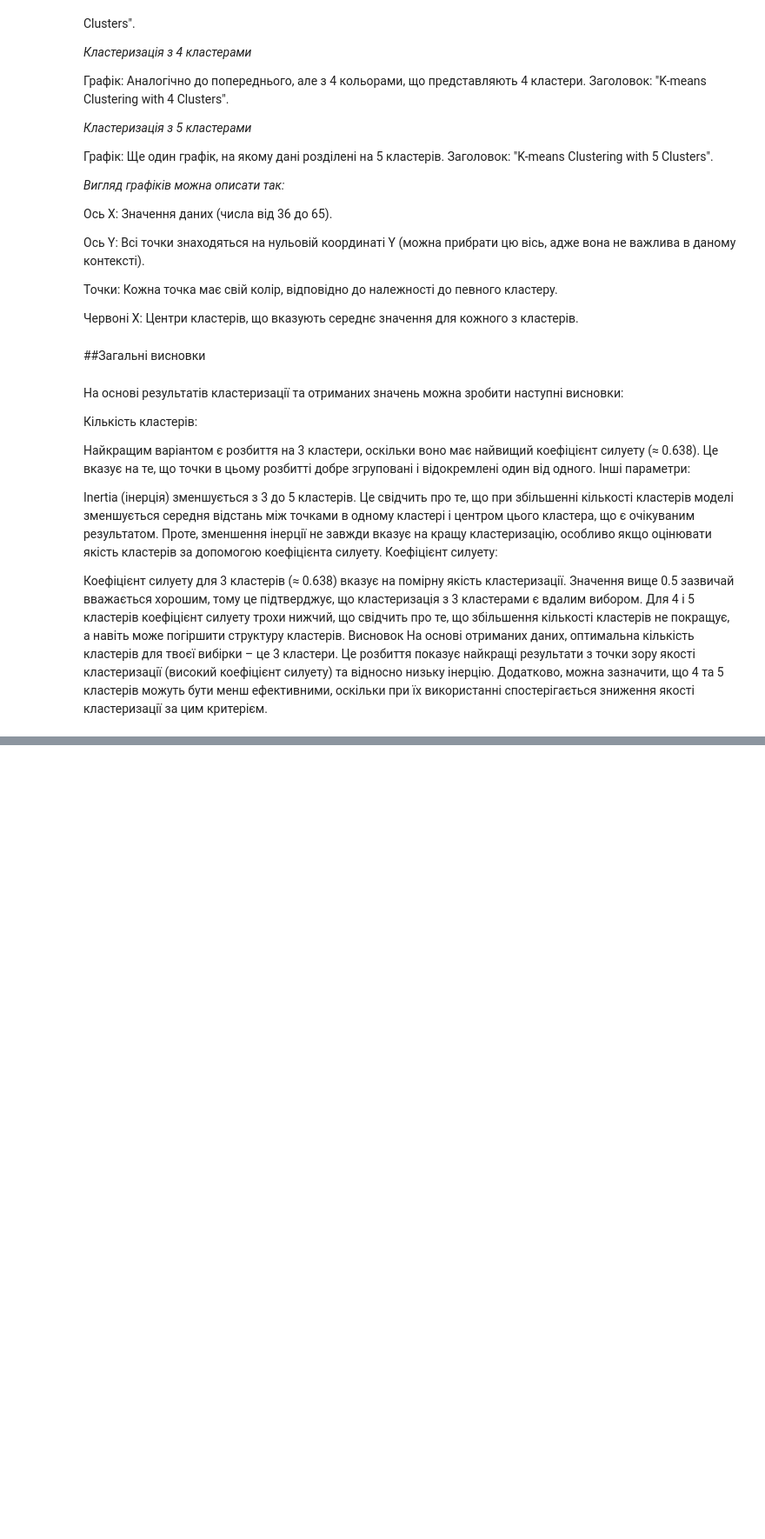
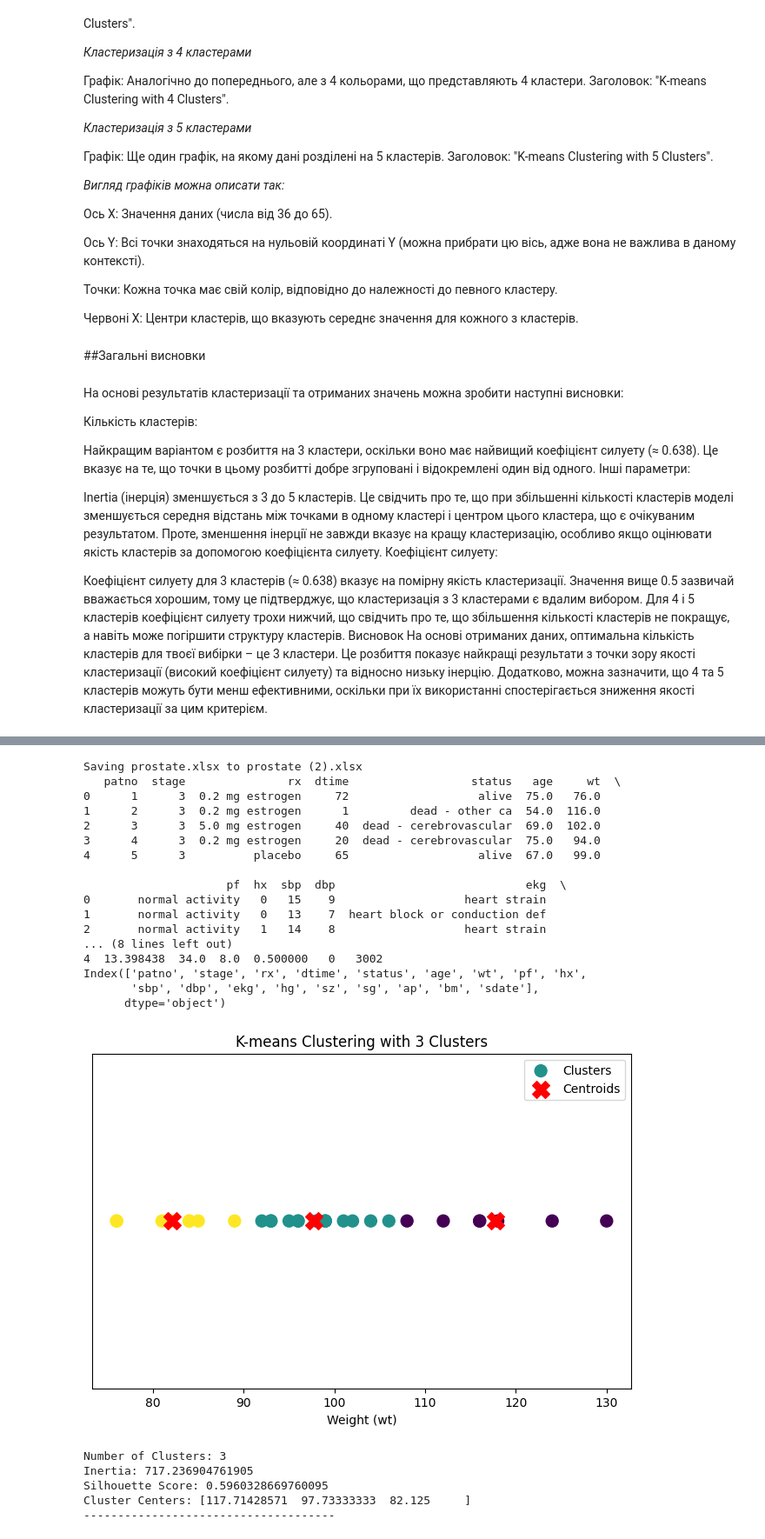
Before and after one commit to kurkur19/Intelligent_Data_Analysis_Al_Khmuz_BS_25, a Jupyter notebook: КП_№2_Аль_Хмуз_БС_25_Вступ_до_ІАД.ipynb, the cells around one changed output, grey strips where cells are left out. Shown: that part at 87% size. Cells and saved outputs as stored; diff of their text form; code cells hidden in the pictures; blank space fills up the shorter version.

```diff
--- a/КП_№2_Аль_Хмуз_БС_25_Вступ_до_ІАД.ipynb
+++ b/КП_№2_Аль_Хмуз_БС_25_Вступ_до_ІАД.ipynb
@@ -172,0 +180,55 @@ Inertia (інерція) зменшується з 3 до 5 кластерів.
+# %%
+# Крок 1: Імпорт бібліотек
+import pandas as pd
+import numpy as np
+import matplotlib.pyplot as plt
+from sklearn.cluster import KMeans
+from sklearn.metrics import silhouette_score
+from google.colab import files
+
+# Крок 2: Завантаження файлу Excel
+uploaded = files.upload()  # Завантажте файл prostate.xlsx
+
+# Зчитування даних з Excel
+file_path = 'prostate.xlsx'  # Ім'я файлу після завантаження
+data = pd.read_excel(file_path, engine='openpyxl')  # Використовуємо engine='openpyxl' для .xlsx
+
+# Виведення перших 5 рядків даних для перевірки
+print(data.head())
+print(data.columns)  # Виведення назв стовпців
+
+# Вибір стовпця для кластеризації
+values = data['wt'][36:66].values.reshape(-1, 1)  # Вибираємо дані з 36 до 65
+
+# Крок 3: Функція для кластеризації
+def k_means_clustering(values, n_clusters):
+    kmeans = KMeans(n_clusters=n_clusters, random_state=42)
+    kmeans.fit(values)
+    labels = kmeans.labels_
+    inertia = kmeans.inertia_
+    return labels, inertia, kmeans.cluster_centers_
+
+# Крок 4: Виконання кластеризації для 3, 4, 5 кластерів
+for n_clusters in range(3, 6):
+    labels, inertia, centers = k_means_clustering(values, n_clusters)
+
+    # Розрахунок коефіцієнта силуету
+    silhouette_avg = silhouette_score(values, labels)
+
+    # Візуалізація результатів
+    plt.figure(figsize=(8, 5))
+    plt.scatter(values, np.zeros_like(values), c=labels, s=100, cmap='viridis', label='Clusters')
+    plt.scatter(centers, np.zeros_like(centers), c='red', s=200, marker='X', label='Centroids')
+    plt.title(f'K-means Clustering with {n_clusters} Clusters')
+    plt.xlabel('Weight (wt)')
+    plt.yticks([])  # Сховати вісь Y
+    plt.legend()
+    plt.show()
+
+    # Виведення результатів
+    print(f'Number of Clusters: {n_clusters}')
+    print(f'Inertia: {inertia}')
+    print(f'Silhouette Score: {silhouette_avg}')
+    print(f'Cluster Centers: {centers.flatten()}')
+    print('-------------------------------------')
+# %% [output]
@@ -172,0 +236,23 @@ Inertia (інерція) зменшується з 3 до 5 кластерів.
+Saving prostate.xlsx to prostate (2).xlsx
+   patno  stage               rx  dtime                  status   age     wt  \
+0      1      3  0.2 mg estrogen     72                   alive  75.0   76.0
+1      2      3  0.2 mg estrogen      1         dead - other ca  54.0  116.0
+2      3      3  5.0 mg estrogen     40  dead - cerebrovascular  69.0  102.0
+3      4      3  0.2 mg estrogen     20  dead - cerebrovascular  75.0   94.0
+4      5      3          placebo     65                   alive  67.0   99.0
+
+                     pf  hx  sbp  dbp                            ekg  \
+0       normal activity   0   15    9                   heart strain
+1       normal activity   0   13    7  heart block or conduction def
+2       normal activity   1   14    8                   heart strain
+... (8 lines left out)
+4  13.398438  34.0  8.0  0.500000   0   3002
+Index(['patno', 'stage', 'rx', 'dtime', 'status', 'age', 'wt', 'pf', 'hx',
+       'sbp', 'dbp', 'ekg', 'hg', 'sz', 'sg', 'ap', 'bm', 'sdate'],
+      dtype='object')
+[figure, added]
+Number of Clusters: 3
+Inertia: 717.236904761905
+Silhouette Score: 0.5960328669760095
+Cluster Centers: [117.71428571  97.73333333  82.125     ]
+-------------------------------------
```
Also changed, not shown: parts of 3 cells of this notebook.
